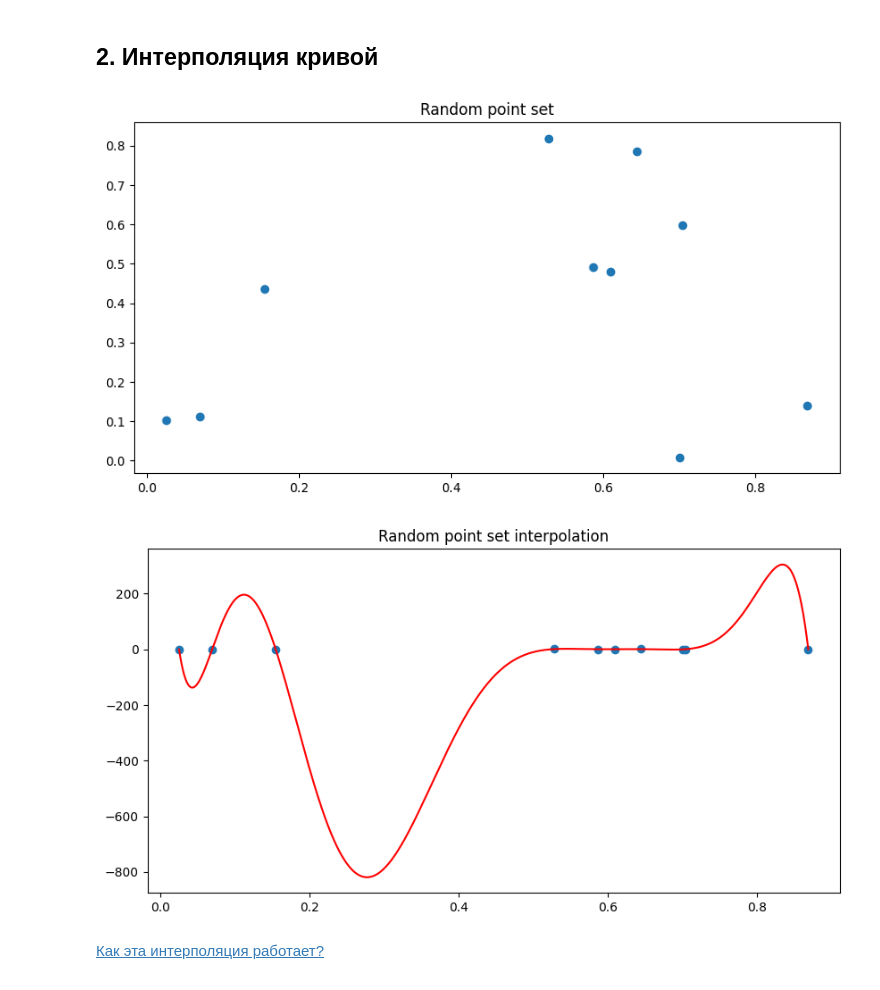
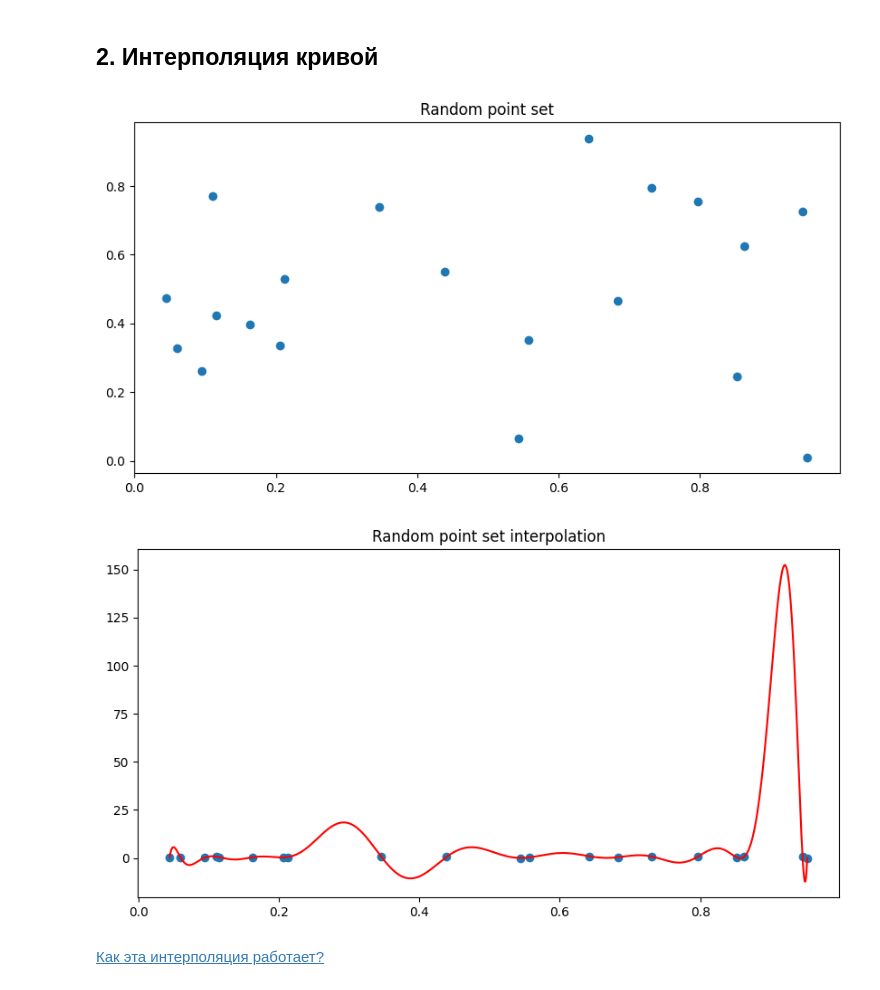
Before and after one commit to erov/data-analysis, a Jupyter notebook: lab1/solution.ipynb, the cells around one changed output. Cells and saved outputs as stored; diff of their text form; code cells hidden in the pictures.

```diff
--- a/lab1/solution.ipynb
+++ b/lab1/solution.ipynb
@@ -149,13 +171,13 @@ cat: write error: Broken pipe
 # %% [markdown]
 ## 2. Интерполяция кривой
 # %%
-(xs, ys) = np.random.random(size=(2, 10))
+(xs, ys) = np.random.random(size=(2, 20))
 xs.sort()
 plt.scatter(xs, ys)
 plt.title("Random point set")
 plt.show()
 # %% [output]
-[figure, old version]
+[figure, new version]
 # %%
 import scipy.interpolate as inter
 
@@ -167,7 +189,7 @@ x = np.linspace(min(xs), max(xs), 1000)
 plt.plot(x, [interpolator(xi) for xi in x], color='red')
 plt.show()
 # %% [output]
-[figure, old version]
+[figure, new version]
 # %% [markdown]
 [Как эта интерполяция работает?](https://www.ams.org/journals/mcom/1970-24-109/S0025-5718-1970-0258240-X/S0025-5718-1970-0258240-X.pdf)
 # %% [markdown]
```
Also changed, not shown: parts of 8 cells of this notebook, 2 other files.
